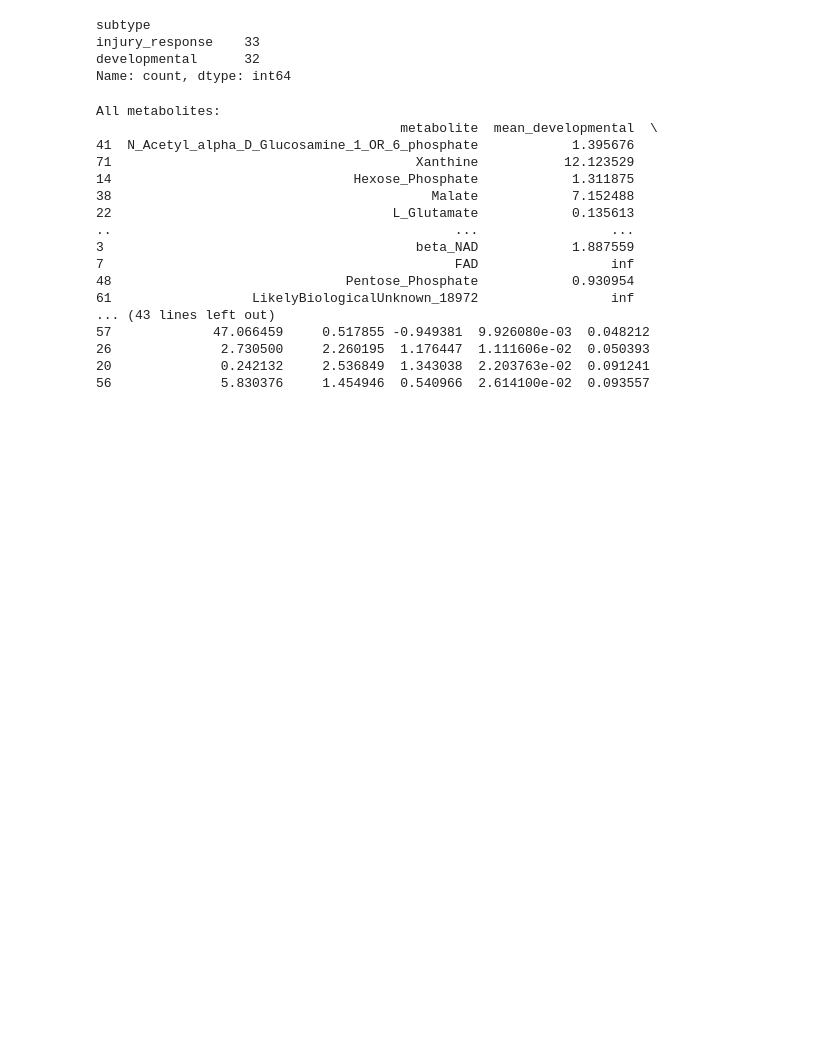
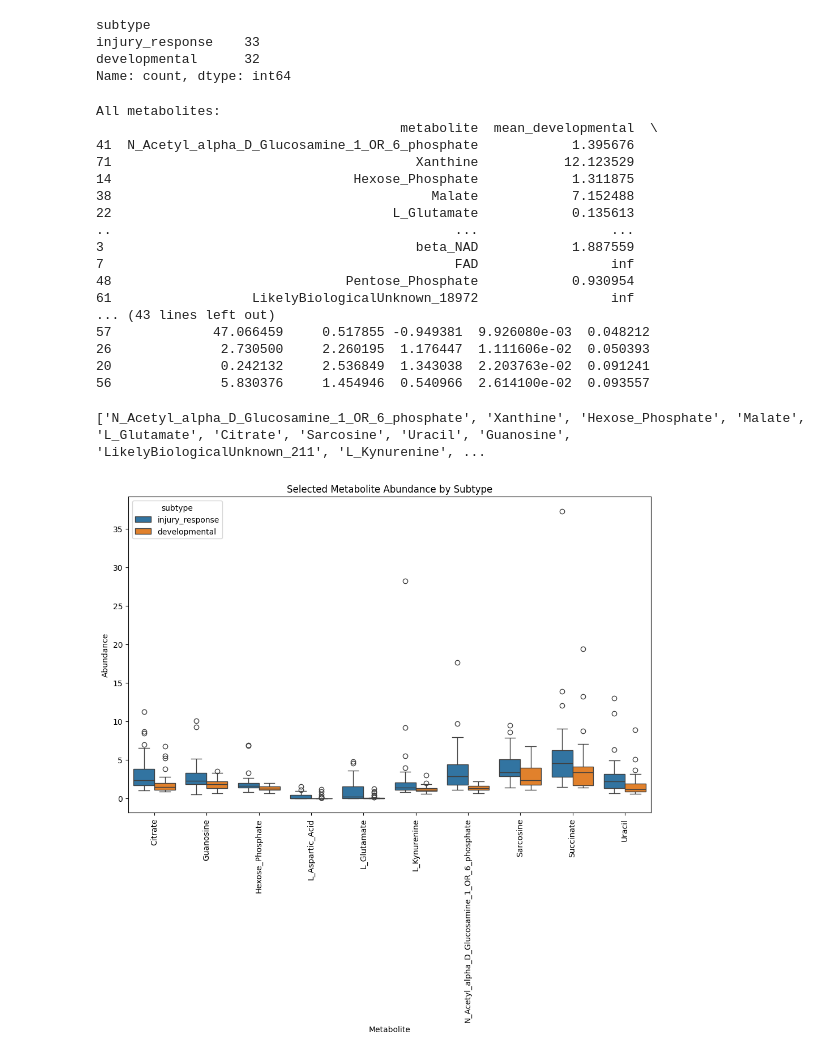
Before and after one commit to jess-xia/GSC_RNAseq_and_metabolomics_analysis, a Jupyter notebook: metabolomics_exploratory_analysis.ipynb, the cells around one changed output. Cells and saved outputs as stored; diff of their text form; code cells hidden in the pictures; blank space fills up the shorter version.

```diff
--- a/metabolomics_exploratory_analysis.ipynb
+++ b/metabolomics_exploratory_analysis.ipynb
@@ -1885,5 +1915,37 @@ All metabolites:
 26              2.730500     2.260195  1.176447  1.111606e-02  0.050393
 20              0.242132     2.536849  1.343038  2.203763e-02  0.091241
 56              5.830376     1.454946  0.540966  2.614100e-02  0.093557
+# %%
+sig_metabolites = significant['metabolite'].to_list()
+print(sig_metabolites)
+# %% [output]
+['N_Acetyl_alpha_D_Glucosamine_1_OR_6_phosphate', 'Xanthine', 'Hexose_Phosphate', 'Malate', 'L_Glutamate', 'Citrate', 'Sarcosine', 'Uracil', 'Guanosine', 'LikelyBiologicalUnknown_211', 'L_Kynurenine', ...
+# %%
+sig_metabolites.remove("LikelyBiologicalUnknown_211")
+sig_metabolites.remove("Xanthine")
+sig_metabolites.remove("Malate")
 # %%
 results_df.to_csv('secreted_division_normalized_to_media.csv')
+# %%
+# Melt the dataframe to long format
+df_long = secreted_median_gsva_merged.reset_index().melt(
+    id_vars=['index', 'subtype'],
+    var_name='Metabolite',
+    value_name='Abundance'
+)
+
+# Optional: rename 'index' column to 'Sample'
+df_long.rename(columns={'index':'Sample'}, inplace=True)
+
+# Filter to only the metabolites in your list
+df_long_filtered = df_long[df_long['Metabolite'].isin(sig_metabolites)]
+
+# Plot boxplots
+plt.figure(figsize=(10, 10))
+sns.boxplot(x='Metabolite', y='Abundance', hue='subtype', data=df_long_filtered)
+plt.xticks(rotation=90)
+plt.title('Selected Metabolite Abundance by Subtype')
+plt.tight_layout()
+plt.show()
+# %% [output]
+[figure, added]
```
Also changed, not shown: parts of 14 cells of this notebook.
